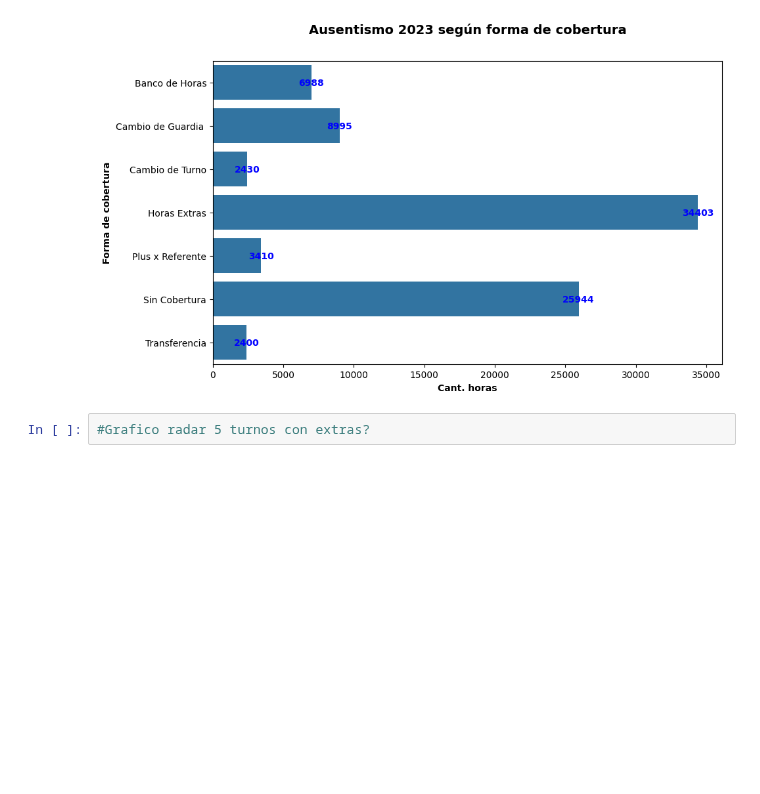
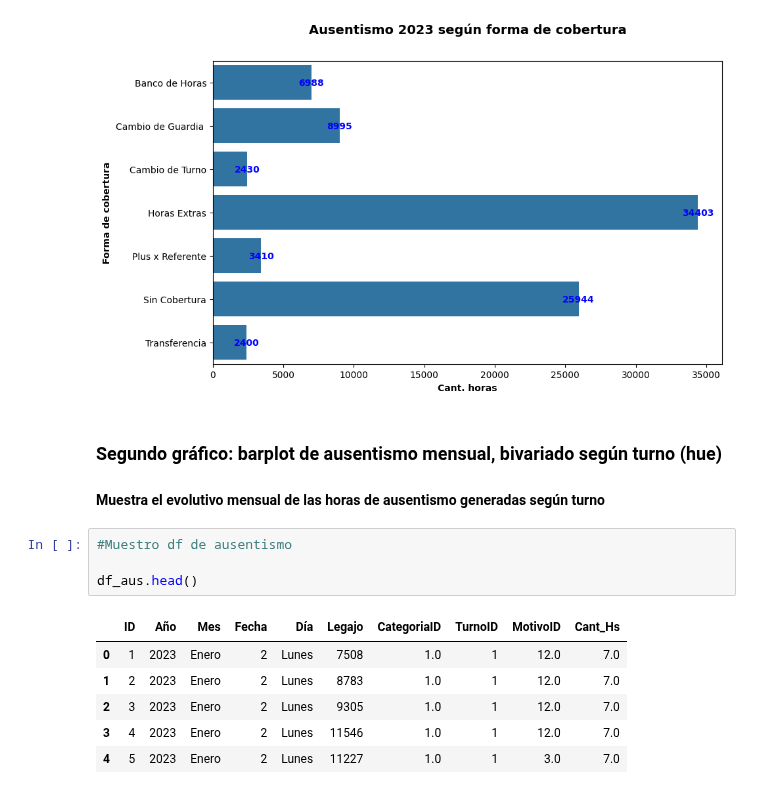
Before and after one commit to matisolica/Proyecto-final-DS1, a Jupyter notebook: pfDS1_version1.ipynb, the cells around one changed output. Saved outputs shown, nothing was run; the diff lists cells and outputs as text; blank space fills up the shorter version.

```diff
--- a/pfDS1_version1.ipynb
+++ b/pfDS1_version1.ipynb
@@ -77,5 +131,18 @@ for p in ax.patches: #ax.patches obtengo las barras
 plt.show()
 # %% [output]
 [figure]
-# %%
-#Grafico radar 5 turnos con extras?
+# %% [markdown]
+### Segundo gráfico: barplot de ausentismo mensual, bivariado según turno (hue)
+
+#### Muestra el evolutivo mensual de las horas de ausentismo generadas según turno
+# %%
+#Muestro df de ausentismo
+
+df_aus.head()
+# %% [output]
+|  | ID | Año | Mes | Fecha | Día | Legajo | CategoriaID | TurnoID | MotivoID | Cant_Hs |
+| 0 | 1 | 2023 | Enero | 2 | Lunes | 7508 | 1.0 | 1 | 12.0 | 7.0 |
+| 1 | 2 | 2023 | Enero | 2 | Lunes | 8783 | 1.0 | 1 | 12.0 | 7.0 |
+| 2 | 3 | 2023 | Enero | 2 | Lunes | 9305 | 1.0 | 1 | 12.0 | 7.0 |
+| 3 | 4 | 2023 | Enero | 2 | Lunes | 11546 | 1.0 | 1 | 12.0 | 7.0 |
+| 4 | 5 | 2023 | Enero | 2 | Lunes | 11227 | 1.0 | 1 | 3.0 | 7.0 |
```
Also changed, not shown: parts of 12 cells of this notebook.
